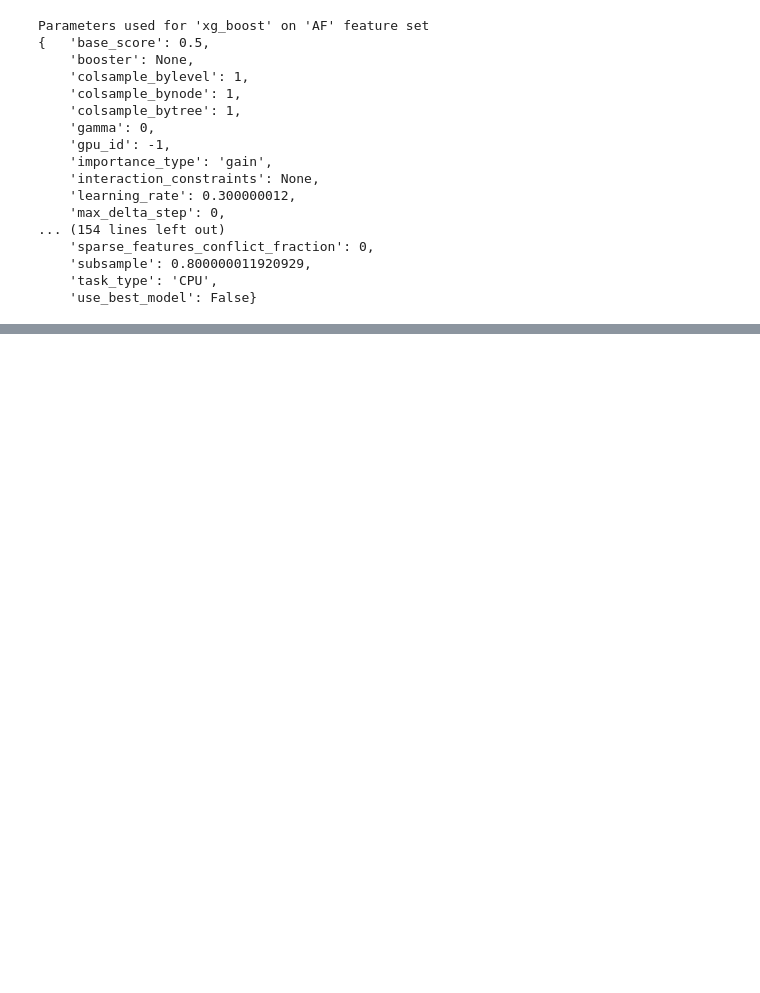
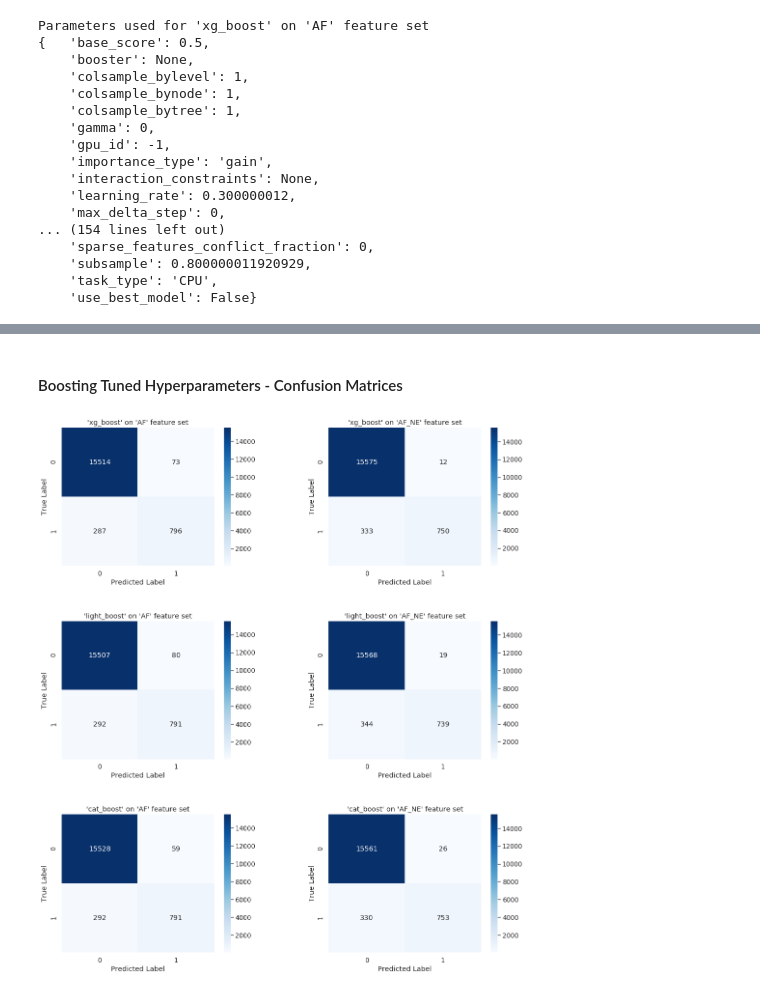
Before and after one commit to achmand/aml-crypto-graph, a Jupyter notebook: src/2_experiment_results.ipynb, the cells around one changed output, grey strips where cells are left out. Drawn from its saved outputs; the diff is of its cells as text; code cells hidden in the pictures; blank space fills up the shorter version.

```diff
--- a/src/2_experiment_results.ipynb
+++ b/src/2_experiment_results.ipynb
@@ -266,0 +269,2 @@ Parameters used for 'xg_boost' on 'AF' feature set
+# %%
+tuned_results = read_pickle(TUNED_RESULTS)
@@ -266,0 +310,6 @@ Parameters used for 'xg_boost' on 'AF' feature set
+# %% [markdown]
+#### Boosting Tuned Hyperparameters - Confusion Matrices
+# %%
+plot_result_matrices(tuned_results, figsize=(17,20))
+# %% [output]
+[figure, added]
```
Also changed, not shown: parts of 9 cells of this notebook, 23 other files.
